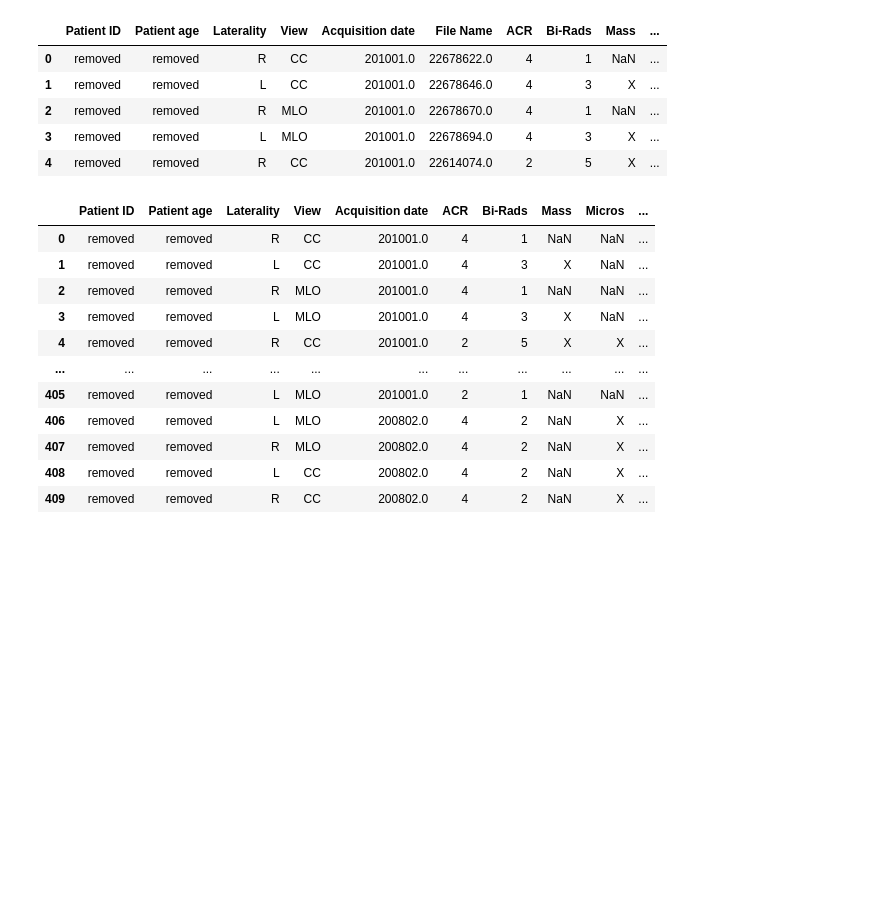
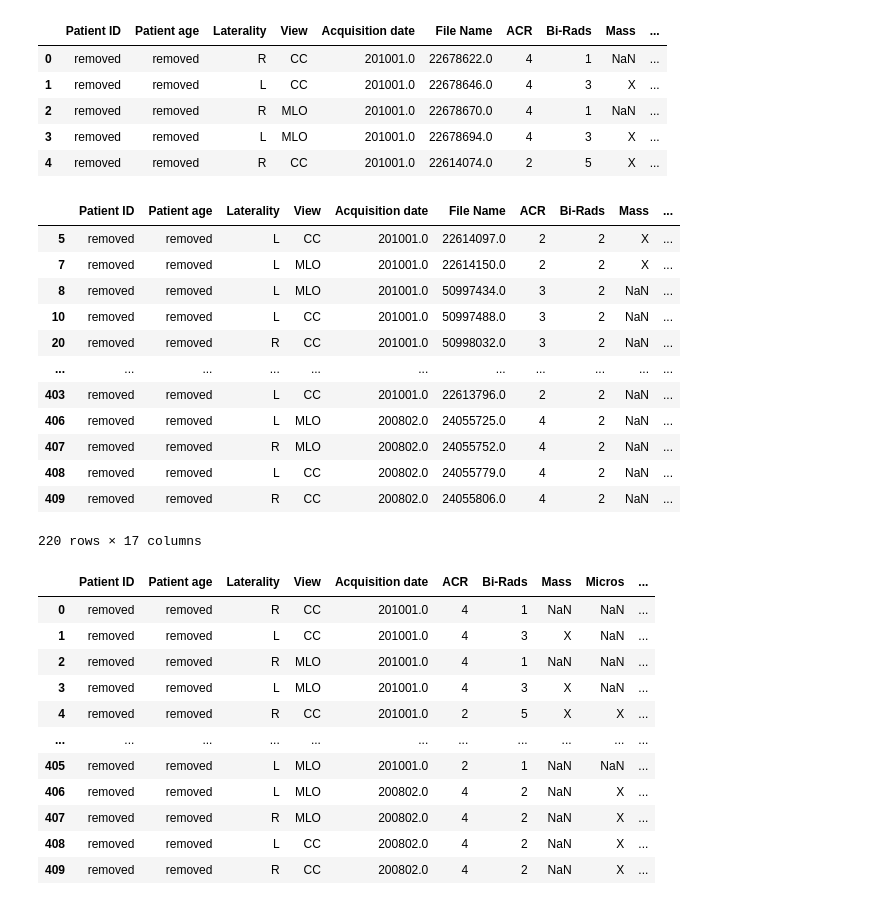
Before and after one commit to yankur/BreastCancerProj, a Jupyter notebook: BreastCancerProj.ipynb, the cells around one changed output. Drawn from its saved outputs; the diff is of its cells as text; code cells hidden in the pictures; blank space fills up the shorter version.

```diff
--- a/BreastCancerProj.ipynb
+++ b/BreastCancerProj.ipynb
@@ -61,6 +61,22 @@ labels.head()
 | 2 | removed | removed | R | MLO | 201001.0 | 22678670.0 | 4 | 1 | NaN | ... |
 | 3 | removed | removed | L | MLO | 201001.0 | 22678694.0 | 4 | 3 | X | ... |
 | 4 | removed | removed | R | CC | 201001.0 | 22614074.0 | 2 | 5 | X | ... |
+# %%
+labels.loc[labels['Bi-Rads'] == 2]
+# %% [output]
+|  | Patient ID | Patient age | Laterality | View | Acquisition date | File Name | ACR | Bi-Rads | Mass | ... |
+| 5 | removed | removed | L | CC | 201001.0 | 22614097.0 | 2 | 2 | X | ... |
+| 7 | removed | removed | L | MLO | 201001.0 | 22614150.0 | 2 | 2 | X | ... |
+| 8 | removed | removed | L | MLO | 201001.0 | 50997434.0 | 3 | 2 | NaN | ... |
+| 10 | removed | removed | L | CC | 201001.0 | 50997488.0 | 3 | 2 | NaN | ... |
+| 20 | removed | removed | R | CC | 201001.0 | 50998032.0 | 3 | 2 | NaN | ... |
+| ... | ... | ... | ... | ... | ... | ... | ... | ... | ... | ... |
+| 403 | removed | removed | L | CC | 201001.0 | 22613796.0 | 2 | 2 | NaN | ... |
+| 406 | removed | removed | L | MLO | 200802.0 | 24055725.0 | 4 | 2 | NaN | ... |
+| 407 | removed | removed | R | MLO | 200802.0 | 24055752.0 | 4 | 2 | NaN | ... |
+| 408 | removed | removed | L | CC | 200802.0 | 24055779.0 | 4 | 2 | NaN | ... |
+| 409 | removed | removed | R | CC | 200802.0 | 24055806.0 | 4 | 2 | NaN | ... |
+220 rows × 17 columns
 # %%
 labels = labels[labels['File Name'].notna()]
 # %%
```
Also changed, not shown: parts of 26 cells of this notebook, 2 other files.
